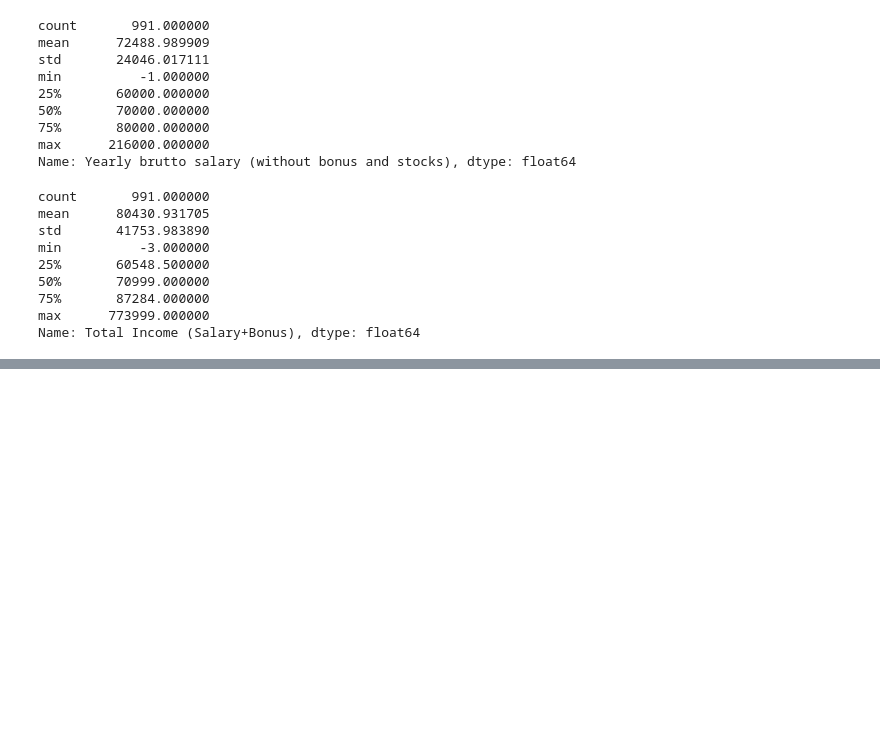
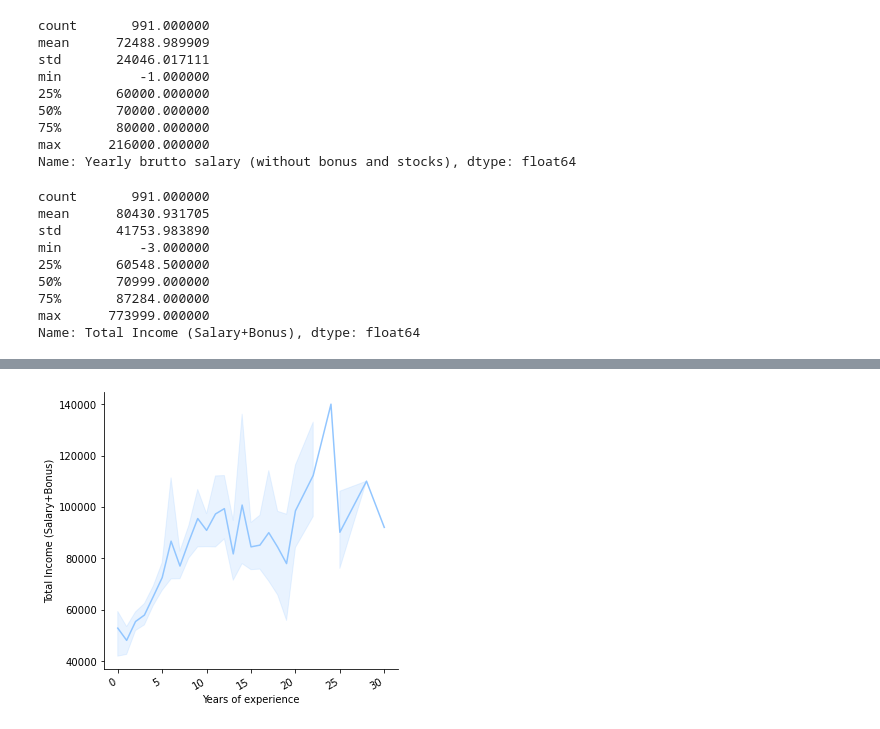
Before and after one commit to prathyusha1231/EDA, a Jupyter notebook: EDA on IT salary survey 2019.ipynb, the cells around one changed output, grey strips where cells are left out. Drawn from its saved outputs; the diff is of its cells as text; code cells hidden in the pictures; blank space fills up the shorter version.

```diff
--- a/EDA on IT salary survey 2019.ipynb
+++ b/EDA on IT salary survey 2019.ipynb
@@ -438,7 +428,7 @@ max      773999.000000
 Name: Total Income (Salary+Bonus), dtype: float64
 # %%
 # violinplots show dependency of salary on the following features:
-my_features = ['Gender', 'Seniority level', 'AgeGroup', 'Company size', 'Company type'ogramming language']
+my_features = ['Gender', 'Seniority level', 'AgeGroup', 'Company size', 'Company type']
 
 for f in my_features:
     plt.style.use('seaborn-pastel')
@@ -456,0 +446,6 @@ for f in my_features:
+# %%
+df = pd.DataFrame(data)
+g = sns.relplot(x="Years of experience", y="Total Income (Salary+Bonus)", kind="line", data=df)
+g.fig.autofmt_xdate()
+# %% [output]
+[figure, added]
```
Also changed, not shown: parts of 22 cells of this notebook.
